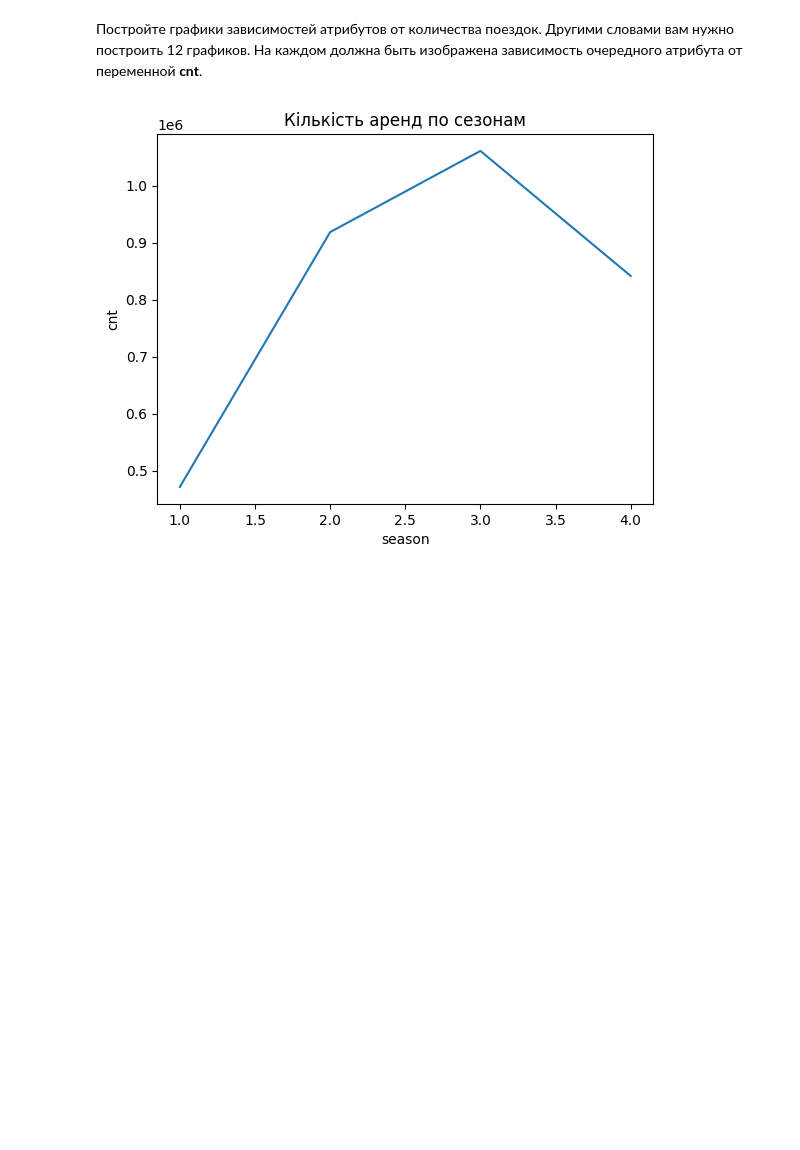
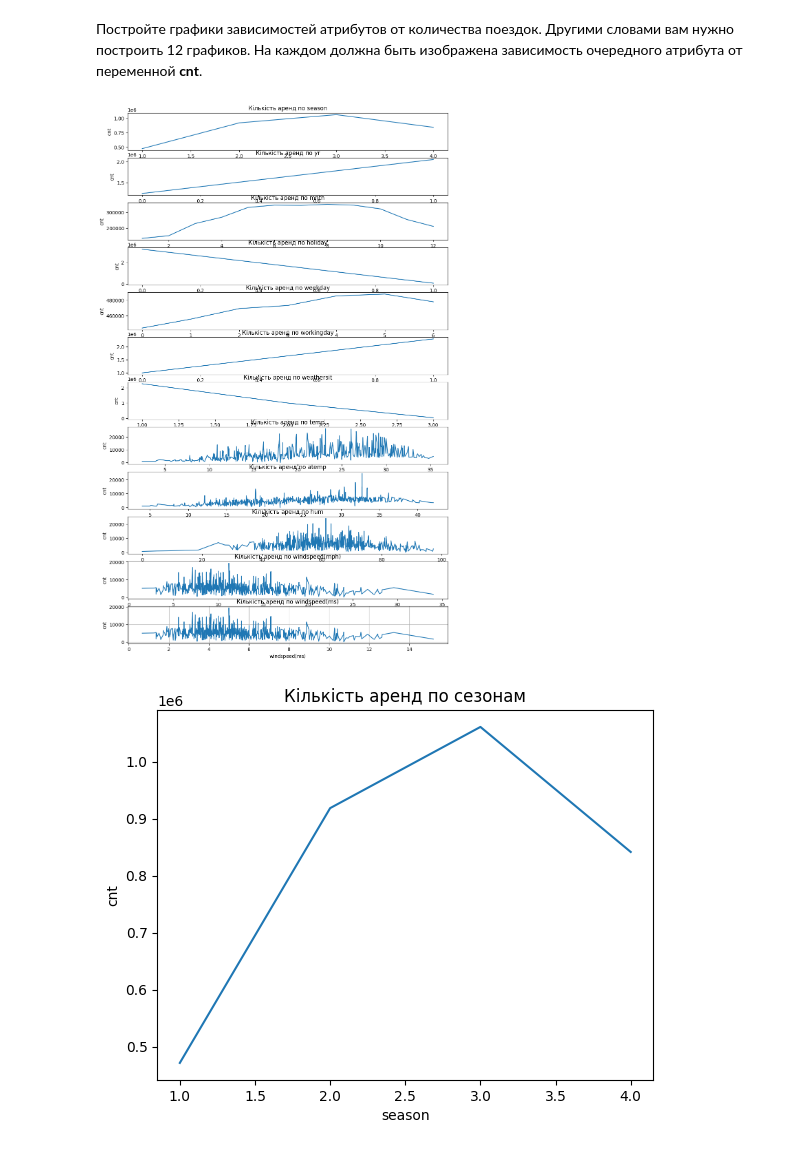
Before and after one commit to alex-kondr/Data_Science_HW_4, a Jupyter notebook: HW_4.ipynb, the cells around one changed output. Drawn from its saved outputs; the diff is of its cells as text; code cells hidden in the pictures; blank space fills up the shorter version.

```diff
--- a/HW_4.ipynb
+++ b/HW_4.ipynb
@@ -55,6 +55,22 @@ df.head(5)
 Итак, у нас есть вещественные, бинарные и номинальные (порядковые) признаки, и со всеми из них можно работать как с вещественными. С номинальныеми признаками тоже можно работать как с вещественными, потому что на них задан порядок. Давайте посмотрим на графиках, как целевой признак зависит от остальных
 # %% [markdown]
 Постройте графики зависимостей атрибутов от количества поездок. Другими словами вам нужно построить 12 графиков. На каждом должна быть изображена зависимость очередного атрибута от переменной **cnt**.
+# %%
+fig = plt.figure(figsize=(12, 20))
+total_axes = len(df.columns) - 1
+subplt = 1
+for column in df.columns[:-1]:
+    fig.add_subplot(total_axes, 1, subplt)
+    group_by_season = df.groupby(column).agg('sum')['cnt']
+    group_by_season.plot()
+    plt.xlabel(column)
+    plt.ylabel('cnt')
+    plt.title(f'Кількість аренд по {column}')
+    subplt+=1
+
+plt.grid()
+# %% [output]
+[figure, added]
 # %%
 group_by_season = df.groupby('season').agg('sum')['cnt']
 group_by_season.plot()
```
Also changed, not shown: parts of 7 cells of this notebook.
